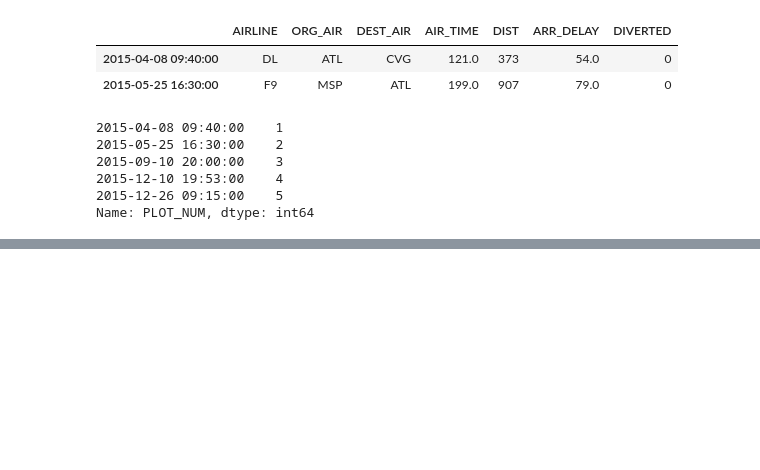
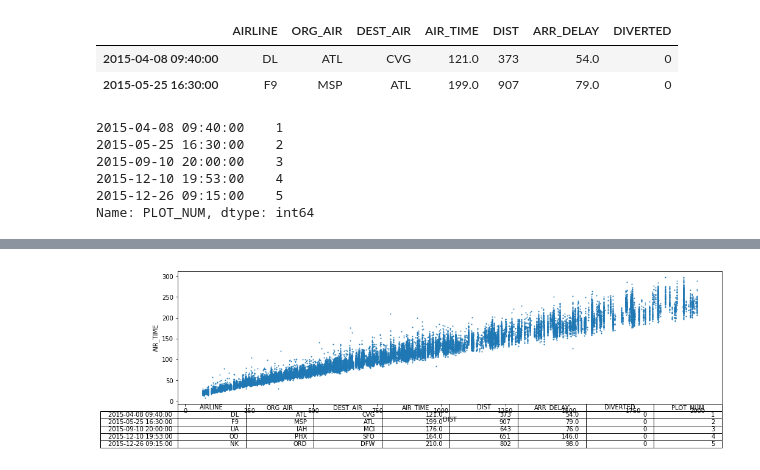
Before and after one commit to MarkNoordraven/Pandas-Cookbook, a Jupyter notebook: Chapter 11 Visualization with Matplotlib, Pandas and Seaborn - Notes.ipynb, the cells around one changed output, grey strips where cells are left out. Drawn from its saved outputs; the diff is of its cells as text; code cells hidden in the pictures; blank space fills up the shorter version.

```diff
--- a/Chapter 11 Visualization with Matplotlib, Pandas and Seaborn - Notes.ipynb
+++ b/Chapter 11 Visualization with Matplotlib, Pandas and Seaborn - Notes.ipynb
@@ -826,0 +834,11 @@ Name: PLOT_NUM, dtype: int64
+# %%
+ax = fs.plot(x = 'DIST',
+             y = 'AIR_TIME',
+             kind = 'scatter',
+             s = 1,
+             figsize = (16,4),
+             table = outliers)
+
+outliers.plot()
+# %% [output]
+[figure, added]
```
Also changed, not shown: parts of 2 cells of this notebook.
